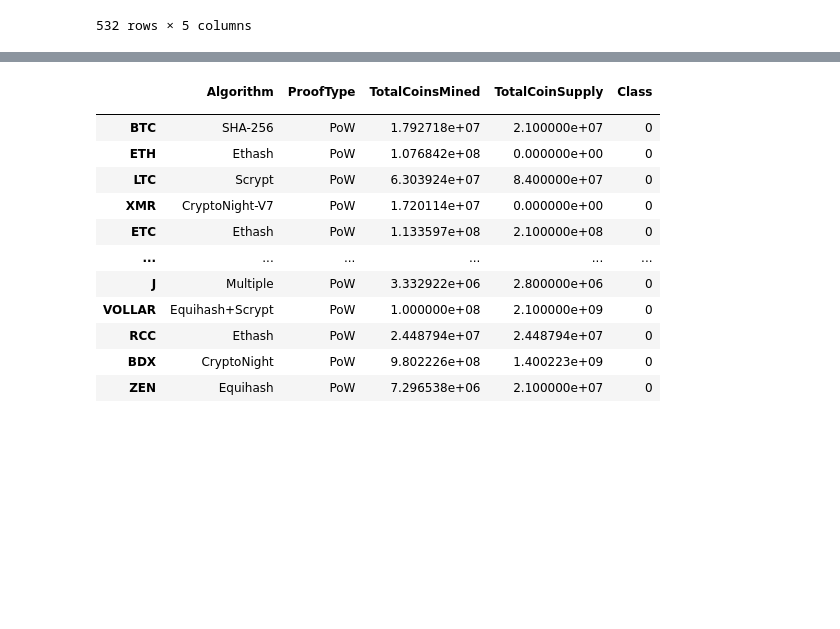
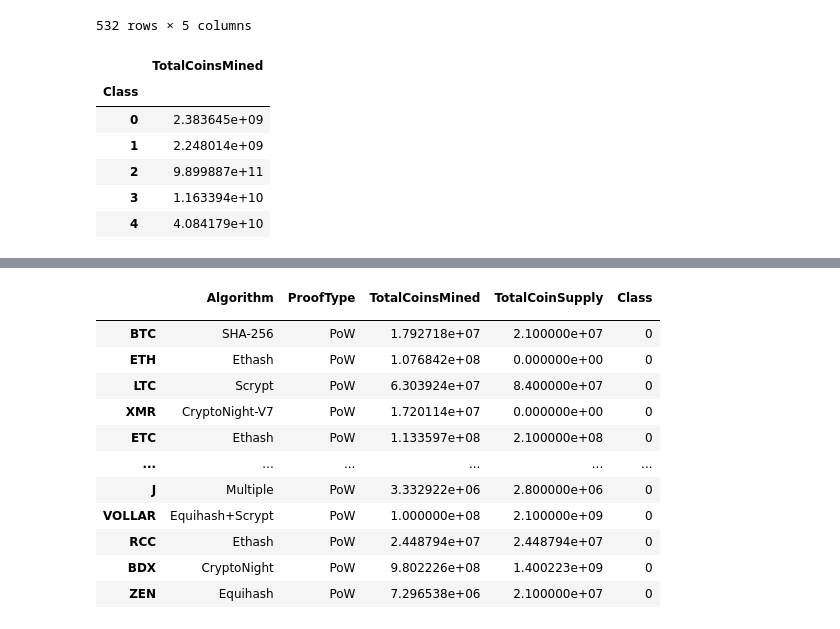
Before and after one commit to willmino/Cryptocurrencies, a Jupyter notebook: crypto_clustering.ipynb, the cells around one changed output, grey strips where cells are left out. Saved outputs shown, nothing was run; the diff lists cells and outputs as text; code cells hidden in the pictures; blank space fills up the shorter version.

```diff
--- a/crypto_clustering.ipynb
+++ b/crypto_clustering.ipynb
@@ -341,3 +341,12 @@ mined_df
 532 rows × 5 columns
 # %%
 # group the data set by total coin supply
+mined_df.groupby("Class").mean()[["TotalCoinsMined"]]
+# %% [output]
+|  | TotalCoinsMined |
+| Class |  |
+| 0 | 2.383645e+09 |
+| 1 | 2.248014e+09 |
+| 2 | 9.899887e+11 |
+| 3 | 1.163394e+10 |
+| 4 | 4.084179e+10 |
```
Also changed, not shown: parts of 8 cells of this notebook, 1 other file.
